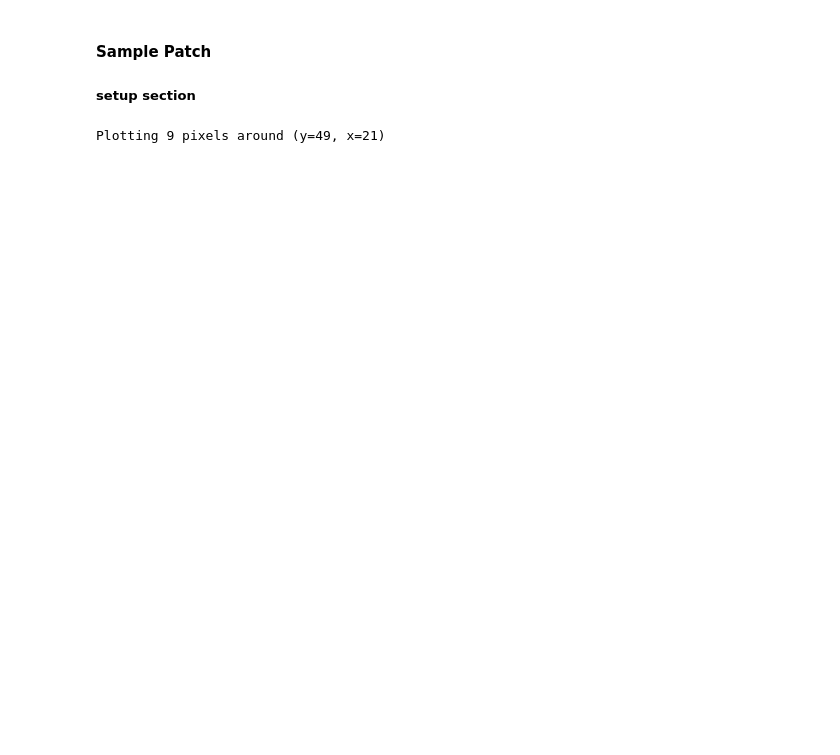
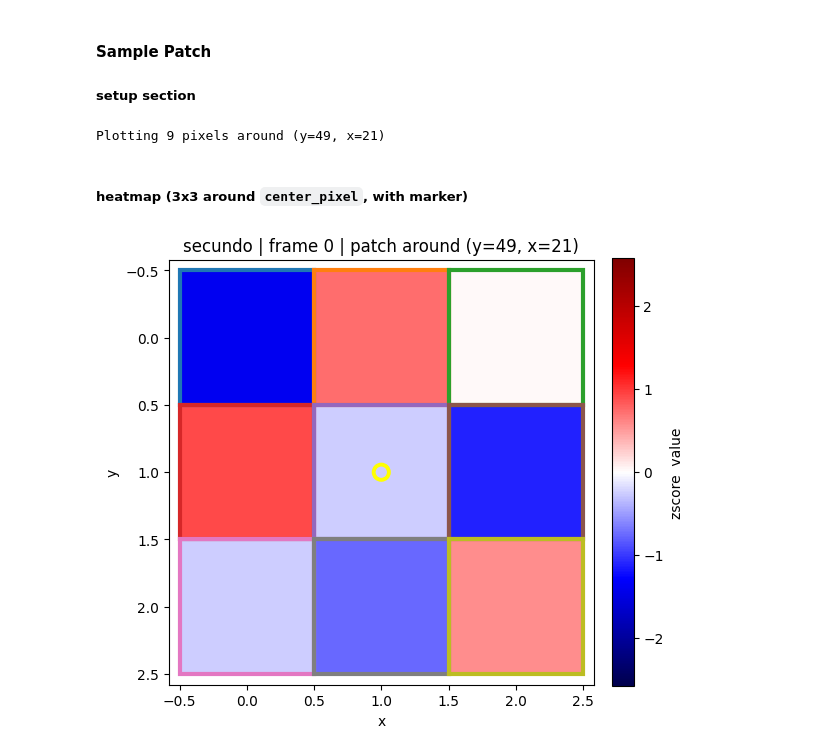
Before and after one commit to brynnhs/fUSPredict, a Jupyter notebook: code/2_exploratory_data_analysis/01_interactive_pixel_and_patch_eda.ipynb, the cells around one changed output. Saved outputs shown, nothing was run; the diff lists cells and outputs as text; code cells hidden in the pictures; blank space fills up the shorter version.

```diff
--- a/code/2_exploratory_data_analysis/01_interactive_pixel_and_patch_eda.ipynb
+++ b/code/2_exploratory_data_analysis/01_interactive_pixel_and_patch_eda.ipynb
@@ -375,4 +374,65 @@ pixel_trace_colours = [f"C{i}" for i in range(len(pixel_coordinates))]
 coord_to_color = {p: pixel_trace_colours[i] for i, p in enumerate(pixel_coordinates)}
 # %% [output]
 Plotting 9 pixels around (y=49, x=21)
+# %% [markdown]
+#####  heatmap (3x3 around `center_pixel`, with marker)
+# %%
+# center pixel as (y, x)
+center_pixel = (49, 21)
+cy, cx = center_pixel
+r = 1  # 3x3 patch
+sample_frame_idx = 0
+frame = mean_frames[sample_frame_idx]
+H, W = frame.shape
+
+# patch bounds
+y0, y1 = max(0, cy - r), min(H, cy + r + 1)
+x0, x1 = max(0, cx - r), min(W, cx + r + 1)
+patch = frame[y0:y1, x0:x1]
+h, w = patch.shape
+
+abs_lim = float(np.nanpercentile(np.abs(frame), 99.0))
+if not np.isfinite(abs_lim) or abs_lim <= 1e-8:
+    abs_lim = 1.0
+norm = TwoSlopeNorm(vmin=-abs_lim, vcenter=0.0, vmax=abs_lim)
+
+fig, ax = plt.subplots(figsize=(6, 6))
+im = ax.imshow(patch, cmap="seismic", norm=norm, interpolation="nearest")
+pad = 0.08  # small axis buffer so outer borders are visible
+ax.set_xlim(-0.5 - pad, w - 0.5 + pad)
+ax.set_ylim(h - 0.5 + pad, -0.5 - pad)
+
+# thicker per-pixel outlines, colored to match trace colors
+for iy in range(h):
+    for ix in range(w):
+        global_coord = (y0 + iy, x0 + ix)  # (y, x) in full frame
+        edge = coord_to_color.get(global_coord, "white")
+        ax.add_patch(
+            Rectangle(
+                (ix - 0.5, iy - 0.5), 1, 1, fill=False, edgecolor=edge, linewidth=3.0
+            )
+        )
+
+ax.scatter(
+    cx - x0,
+    cy - y0,
+    s=120,
+    facecolors="none",
+    edgecolors="yellow",
+    linewidths=2.8,
+    zorder=5,
+)
+
+cbar = plt.colorbar(im, ax=ax, fraction=0.046, pad=0.04)
+cbar.set_label(f"{data_mode}  value", rotation=90)
+
+ax.set_title(
+    f"{sample_subject} | frame {sample_frame_idx} | patch around (y={cy}, x={cx})"
+)
+ax.set_xlabel("x")
+ax.set_ylabel("y")
+ax.set_aspect("equal")
+plt.show()
+# %% [output]
+[figure, added]
 # %% [markdown]
```
Also changed, not shown: parts of 15 cells of this notebook.
